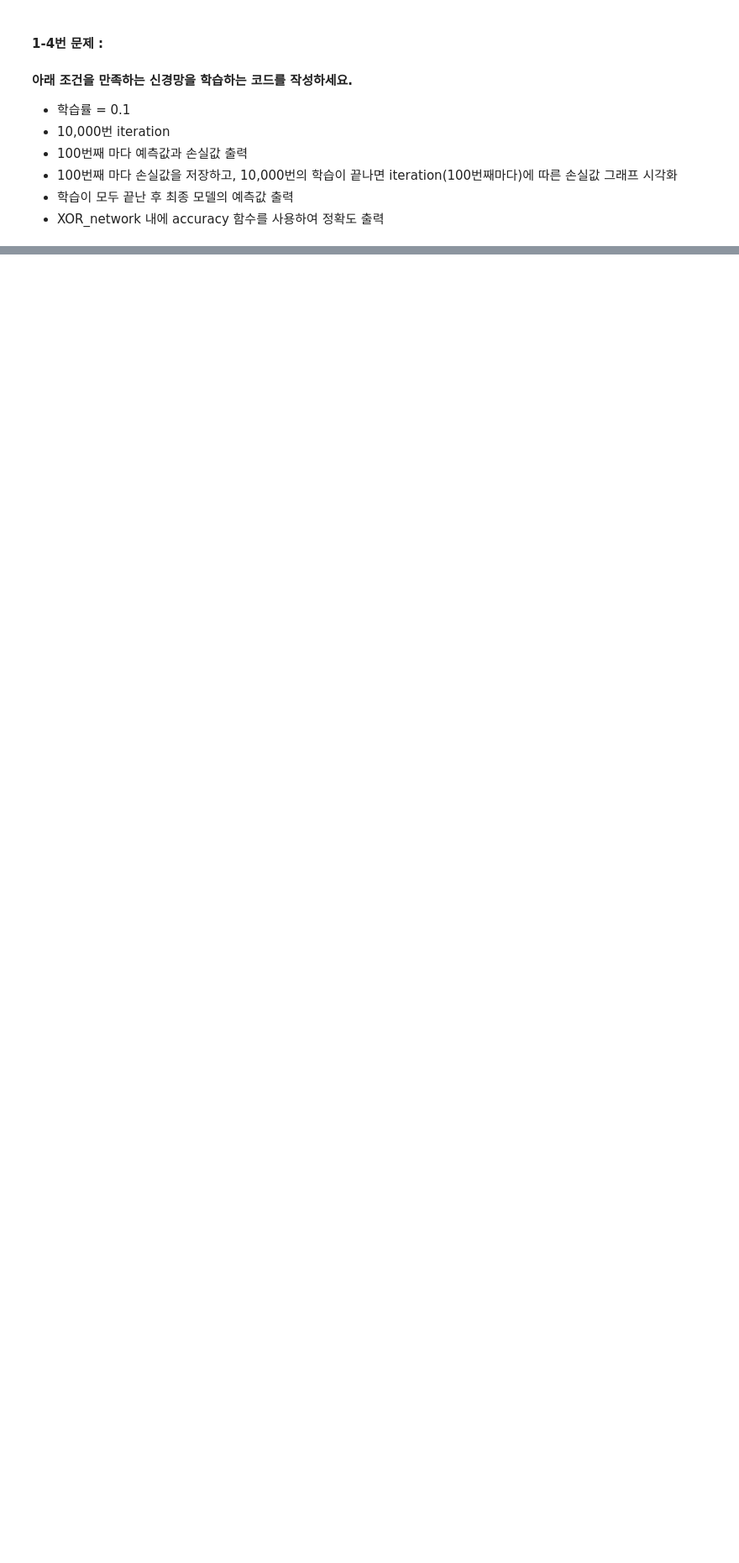
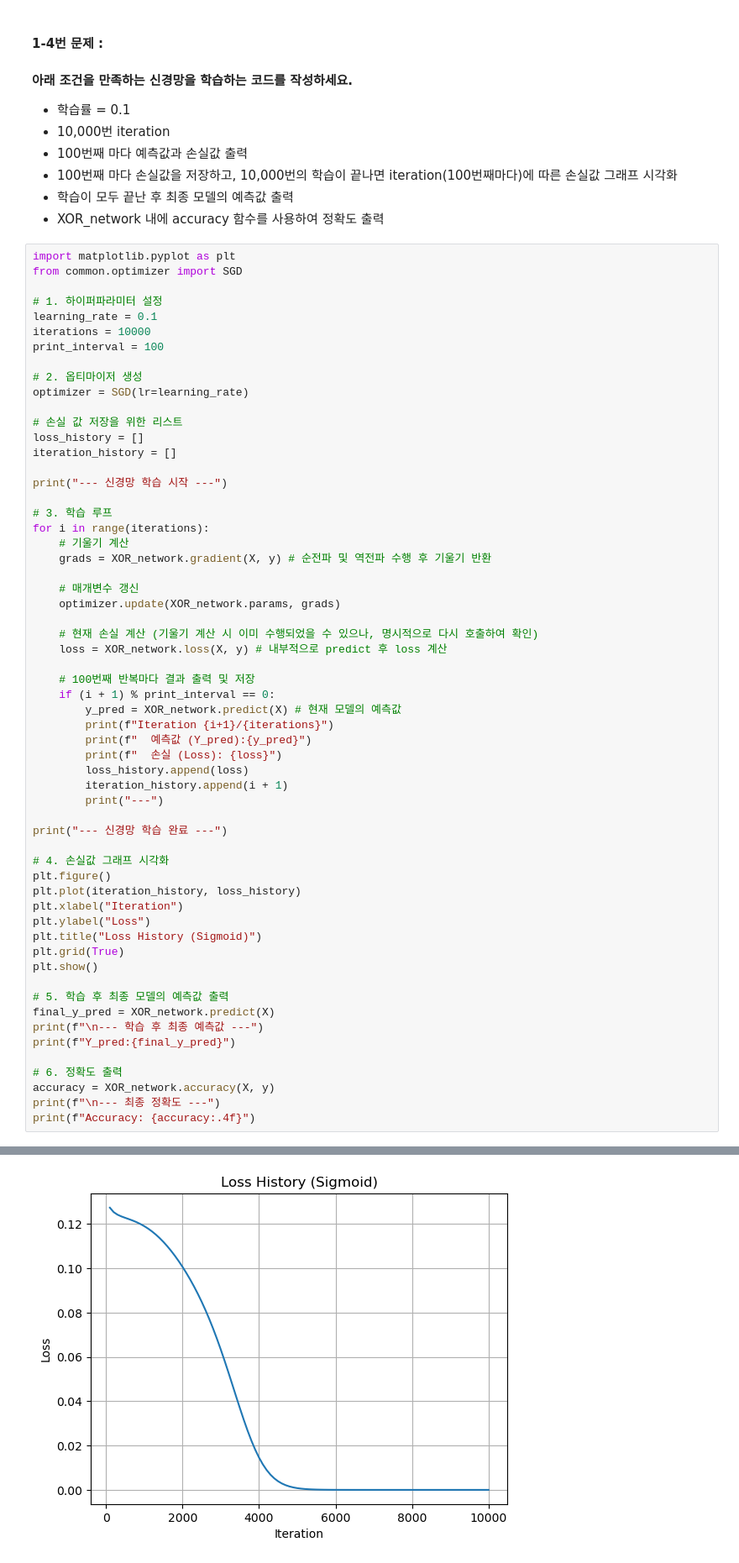
Before and after one commit to eys632/Neural_Network, a Jupyter notebook: 자료/Project/0528신경망을 사용한 XOR문제.ipynb, the cells around one changed output, grey strips where cells are left out. Shown at 84% size. Drawn from its saved outputs; the diff is of its cells as text; blank space fills up the shorter version.

```diff
--- a/자료/Project/0528신경망을 사용한 XOR문제.ipynb
+++ b/자료/Project/0528신경망을 사용한 XOR문제.ipynb
@@ -104,3 +217,63 @@ XOR_network = MultiLayerNet(input_size=input_size, hidden_size_list=hidden_size_
 - 100번째 마다 손실값을 저장하고, 10,000번의 학습이 끝나면 iteration(100번째마다)에 따른 손실값 그래프 시각화
 - 학습이 모두 끝난 후 최종 모델의 예측값 출력
 - XOR_network 내에 accuracy 함수를 사용하여 정확도 출력
+# %%
+import matplotlib.pyplot as plt
+from common.optimizer import SGD
+
+# 1. 하이퍼파라미터 설정
+learning_rate = 0.1
+iterations = 10000
+print_interval = 100
+
+# 2. 옵티마이저 생성
+optimizer = SGD(lr=learning_rate)
+
+# 손실 값 저장을 위한 리스트
+loss_history = []
+iteration_history = []
+
+print("--- 신경망 학습 시작 ---")
+
+# 3. 학습 루프
+for i in range(iterations):
+    # 기울기 계산
+    grads = XOR_network.gradient(X, y) # 순전파 및 역전파 수행 후 기울기 반환
+
+    # 매개변수 갱신
+    optimizer.update(XOR_network.params, grads)
+
+    # 현재 손실 계산 (기울기 계산 시 이미 수행되었을 수 있으나, 명시적으로 다시 호출하여 확인)
+    loss = XOR_network.loss(X, y) # 내부적으로 predict 후 loss 계산
+
+    # 100번째 반복마다 결과 출력 및 저장
+    if (i + 1) % print_interval == 0:
+        y_pred = XOR_network.predict(X) # 현재 모델의 예측값
+        print(f"Iteration {i+1}/{iterations}")
+        print(f"  예측값 (Y_pred):{y_pred}")
+        print(f"  손실 (Loss): {loss}")
+        loss_history.append(loss)
+        iteration_history.append(i + 1)
+        print("---")
+
+print("--- 신경망 학습 완료 ---")
+
+# 4. 손실값 그래프 시각화
+plt.figure()
+plt.plot(iteration_history, loss_history)
+plt.xlabel("Iteration")
+plt.ylabel("Loss")
+plt.title("Loss History (Sigmoid)")
+plt.grid(True)
+plt.show()
+
+# 5. 학습 후 최종 모델의 예측값 출력
+final_y_pred = XOR_network.predict(X)
+print(f"\n--- 학습 후 최종 예측값 ---")
+print(f"Y_pred:{final_y_pred}")
+
+# 6. 정확도 출력
+accuracy = XOR_network.accuracy(X, y)
+print(f"\n--- 최종 정확도 ---")
+print(f"Accuracy: {accuracy:.4f}")
+# %% [output]
@@ -106,0 +297 @@ XOR_network = MultiLayerNet(input_size=input_size, hidden_size_list=hidden_size_
+[figure, added]
```
Also changed, not shown: parts of 6 cells of this notebook.
